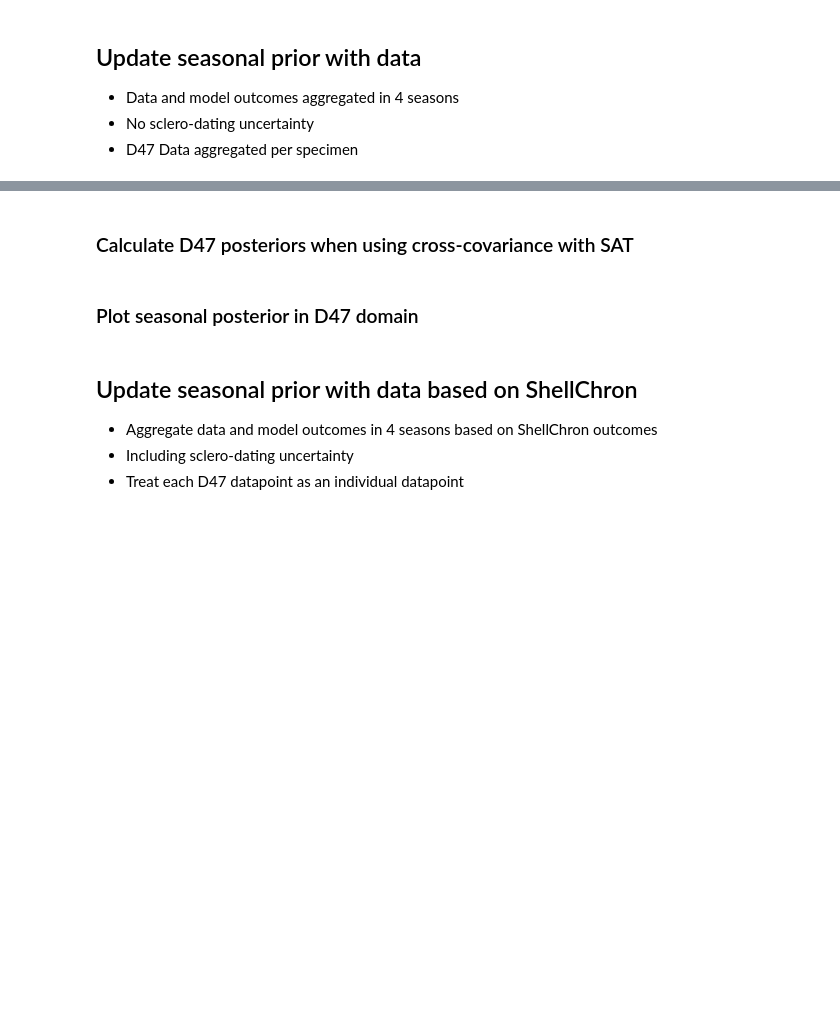
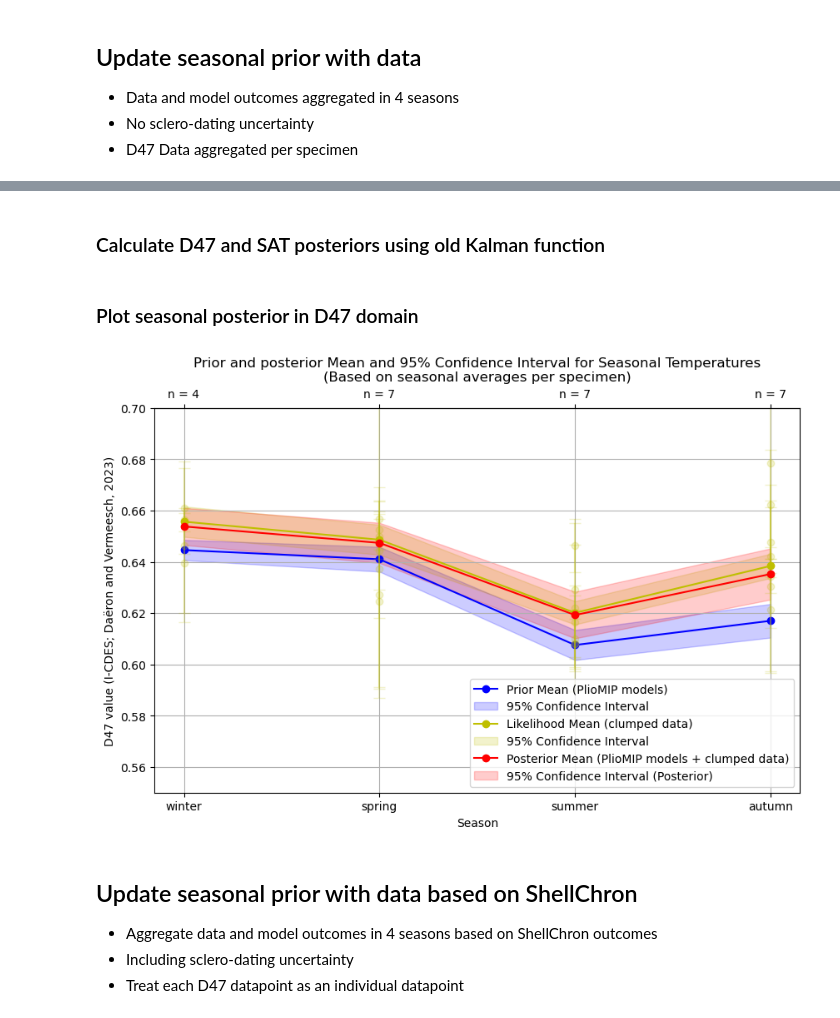
Before and after one commit to nielsjdewinter/SeasonalDA_script, a Jupyter notebook: Seasonal_DA_PWP4_SST_SAT_offline.ipynb, the cells around one changed output, grey strips where cells are left out. Saved outputs shown, nothing was run; the diff lists cells and outputs as text; code cells hidden in the pictures; blank space fills up the shorter version.

Commit message:
- Updated Kalman function to enable block updating - Applied on the simple seasonal case with averaged D47 data per specimen - Time uncertainty is not considered yet

```diff
--- a/Seasonal_DA_PWP4_SST_SAT_offline.ipynb
+++ b/Seasonal_DA_PWP4_SST_SAT_offline.ipynb
@@ -942,5 +1150,5 @@ def likelihood_statistics(
 # %% [markdown]
-### Calculate D47 posteriors when using cross-covariance with SAT
+### Calculate D47 and SAT posteriors using old Kalman function
 # %%
 # FIXME: This function is not working as intended and needs to be debugged
 # Apply new function to update the prior with seasonal data including updating the SAT estimates
@@ -958,7 +1166,7 @@ mu_prior_D47_seasonal, cov_prior_D47_seasonal, mu_prior_SAT_seasonal, cov_prior_
 for measurement in PWP_D47_seasonal_dict: # Loop over measurements
     # print(measurement) # Print to check the values
     # This aggregates the data to update the prior to the posterior
-    mu_prior_D47_seasonal, cov_prior_D47_seasonal, mu_prior_SAT_seasonal, cov_prior_SAT_seasonal = kalman_update(
+    mu_prior_D47_seasonal, cov_prior_D47_seasonal, mu_prior_SAT_seasonal, cov_prior_SAT_seasonal = kalman_update_old(
         mu_prior_D47_seasonal,
         cov_prior_D47_seasonal,
         measurement,
@@ -1020,7 +1228,7 @@ print("Updated Prior Standard Deviation SAT Seasonal:\n", np.sqrt(np.diag(cov_pr
 ### Plot seasonal posterior in D47 domain
 # %%
 # Plot the updated seasonal posterior
-std_post_D47_seasonal = np.sqrt(np.diag(cov_prior_D47_seasonal))
+std_post_D47_seasonal_averaged = np.sqrt(np.diag(cov_post_D47_seasonal_averaged))
 std_prior_D47_seasonal_original = np.sqrt(np.diag(cov_prior_D47_seasonal_original))
 
 # Initiate figure
@@ -1050,36 +1258,38 @@ plt.fill_between(seasons_scale,
     label = '95% Confidence Interval'
 )
 # Plot datapoints used to update the prior
 for measurement in PWP_D47_seasonal_dict: # Loop over measurements
     plt.plot(measurement["season"] + 1, measurement["D47"], color = "y", marker = "o", alpha = 0.2)
     plt.errorbar(measurement["season"] + 1, measurement["D47"], yerr = measurement["D47_sd"], color = "y", alpha = 0.2, capsize = 5)
 # Add numbers of datapoints used for updating to top
 secax = plt.gca().secondary_xaxis('top')
 secax.set_xticks(seasons_scale)
 secax.set_xticklabels([f"n = {int(n)}" for n in n_update_seasonal])
 secax.tick_params(axis = 'x', rotation = 0)
 
 # POSTERIOR
 # Add posterior mean
-plt.plot(seasons_scale, mu_prior_D47_seasonal, label = 'Posterior Mean (PlioMIP models + clumped data)', color = 'r', marker = 'o')
+plt.plot(seasons_scale, mu_post_D47_seasonal_averaged, label = 'Posterior Mean (PlioMIP models + clumped data)', color = 'r', marker = 'o')
 # Add 95% confidence intervals for the posterior (mean ± 1.96 * std deviation)
 plt.fill_between(seasons_scale,
-    mu_prior_D47_seasonal - stats.t.ppf(1 - 0.025, (n_update_seasonal + n_models_seasonal)) * std_post_D47_seasonal,
-    mu_prior_D47_seasonal + stats.t.ppf(1 - 0.025, (n_update_seasonal + n_models_seasonal)) * std_post_D47_seasonal,
+    mu_post_D47_seasonal_averaged - stats.t.ppf(1 - 0.025, (n_update_seasonal + n_models_seasonal)) * std_post_D47_seasonal_averaged,
+    mu_post_D47_seasonal_averaged + stats.t.ppf(1 - 0.025, (n_update_seasonal + n_models_seasonal)) * std_post_D47_seasonal_averaged,
     color = 'r',
     alpha = 0.2,
     label = '95% Confidence Interval (Posterior)'
 )
 
 # Plot layout
 plt.xticks(seasons_scale, seasons)
 plt.title('Prior and posterior Mean and 95% Confidence Interval for Seasonal Temperatures\n(Based on seasonal averages per specimen)')
 plt.xlabel('Season')
 plt.ylabel('D47 value (I-CDES; Daëron and Vermeesch, 2023)')
 plt.ylim(0.55, 0.7)
 plt.legend()
 plt.grid(True)
 plt.show()
+# %% [output]
+[figure, added]
 # %% [markdown]
 ## Update seasonal prior with data based on ShellChron
 * Aggregate data and model outcomes in 4 seasons based on ShellChron outcomes
```
Also changed, not shown: parts of 7 cells of this notebook.
